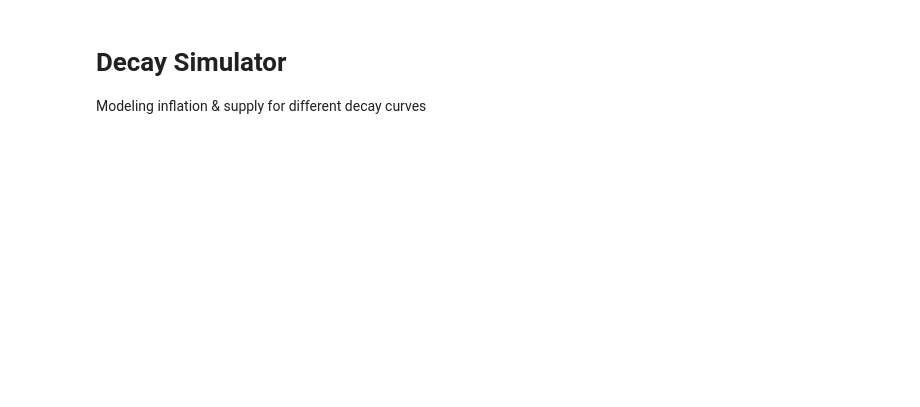
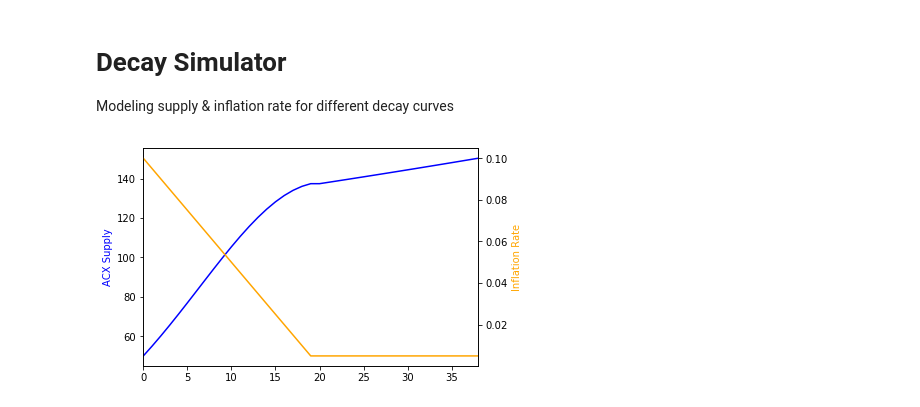
Before and after one commit to orishim/decay_simulations, a Jupyter notebook: decay_simulator.ipynb, the cells around one changed output. Saved outputs shown, nothing was run; the diff lists cells and outputs as text; code cells hidden in the pictures; blank space fills up the shorter version.

```diff
--- a/decay_simulator.ipynb
+++ b/decay_simulator.ipynb
@@ -1,4 +1,4 @@
 # %% [markdown]
 # Decay Simulator
 
-Modeling inflation & supply for different decay curves
+Modeling supply & inflation rate for different decay curves
@@ -19 +39,15 @@ def constant_decay(cur_infl):
+# %%
+initial_supply = 50
+initial_infl = 0.1
+decay_rate = 0.005
+# %%
+target_infl = 0.005
+rates = []
+inflation_decay(0, initial_supply, initial_infl)
+df = pd.DataFrame(rates,  columns=['year', 'supply', 'inflation'])
+#df
+format_graph(df)
+mpl.pyplot.show()
+# %% [output]
+[figure, added]
 # %%
```
Also changed, not shown: parts of 6 cells of this notebook.
